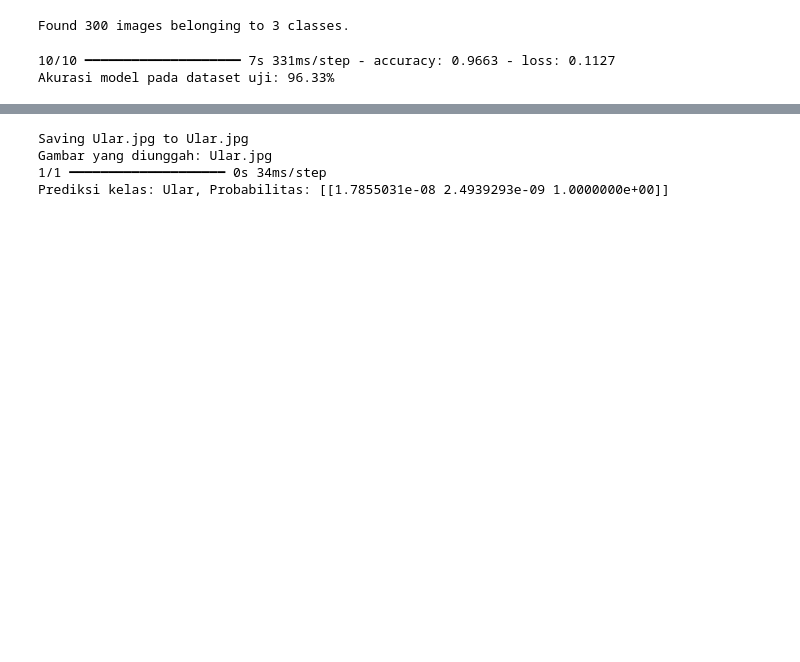
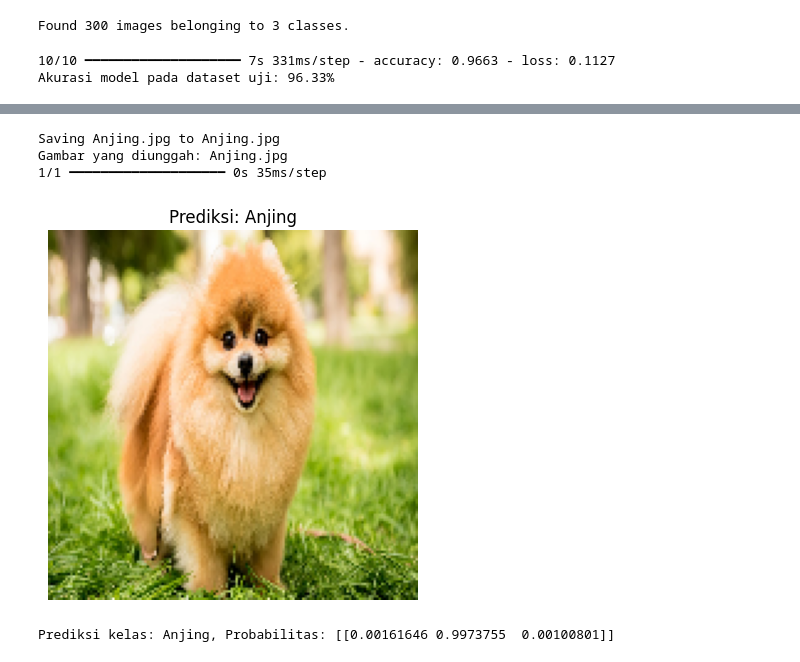
Before and after one commit to MeakhelG/Proyek-Pengembangan-Klasifikasi-Gambar, a Jupyter notebook: notebook.ipynb, the cells around one changed output, grey strips where cells are left out. Cells and saved outputs as stored; diff of their text form; code cells hidden in the pictures; blank space fills up the shorter version.

```diff
--- a/notebook.ipynb
+++ b/notebook.ipynb
@@ -516,31 +496,26 @@ Prediksi kelas: Anjing, Probabilitas: [[0.00161646 0.9973755  0.00100801]]
 # %%
 # Unggah file gambar dari komputer
 uploaded = files.upload()
 
 # Ambil nama file yang diunggah
 image_path = list(uploaded.keys())[0]
 print(f"Gambar yang diunggah: {image_path}")
 
-# Fungsi prediksi gambar
-def predict_uploaded_image(image_path, model, target_size=(150, 150)):
-    img = image.load_img(image_path, target_size=target_size)
-    img_array = image.img_to_array(img)
-    img_array = np.expand_dims(img_array, axis=0)
-    img_array /= 255.0  # Normalisasi
+# Lakukan prediksi
+img, predicted_label, prediction = predict_uploaded_image(image_path, model)
 
-    # Prediksi
-    prediction = model.predict(img_array)
-    predicted_class = np.argmax(prediction, axis=1)[0]
-    predicted_label = class_labels[predicted_class]
+# Tampilkan gambar dengan hasil prediksi
+plt.imshow(img)  # Tampilkan gambar
+plt.axis("off")  # Hilangkan axis
+plt.title(f"Prediksi: {predicted_label}")  # Tambahkan hasil prediksi sebagai judul
+plt.show()
 
-    return predicted_label, prediction
-
-# Lakukan prediksi
-predicted_label, prediction = predict_uploaded_image(image_path, model)
+# Tampilkan detail probabilitas
 print(f"Prediksi kelas: {predicted_label}, Probabilitas: {prediction}")
 # %% [output]
 [interactive output not drawn]
-Saving Ular.jpg to Ular.jpg
-Gambar yang diunggah: Ular.jpg
-1/1 ━━━━━━━━━━━━━━━━━━━━ 0s 34ms/step
-Prediksi kelas: Ular, Probabilitas: [[1.7855031e-08 2.4939293e-09 1.0000000e+00]]
+Saving Anjing.jpg to Anjing.jpg
+Gambar yang diunggah: Anjing.jpg
+1/1 ━━━━━━━━━━━━━━━━━━━━ 0s 35ms/step
+[figure, added]
+Prediksi kelas: Anjing, Probabilitas: [[0.00161646 0.9973755  0.00100801]]
```
Also changed, not shown: parts of 5 cells of this notebook, 1 other file.
